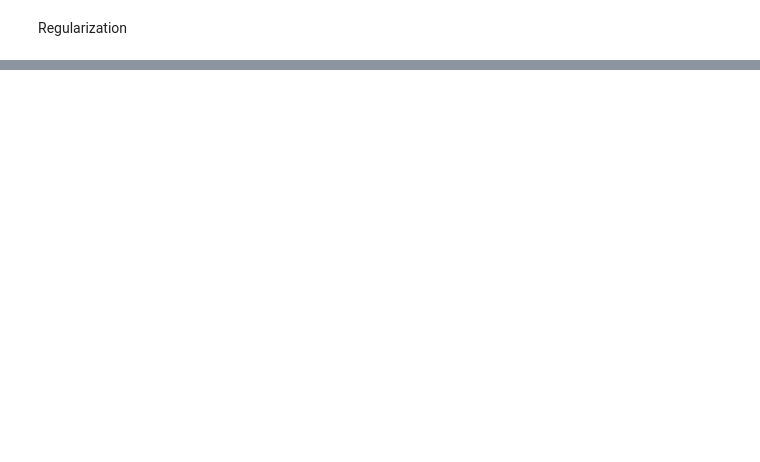
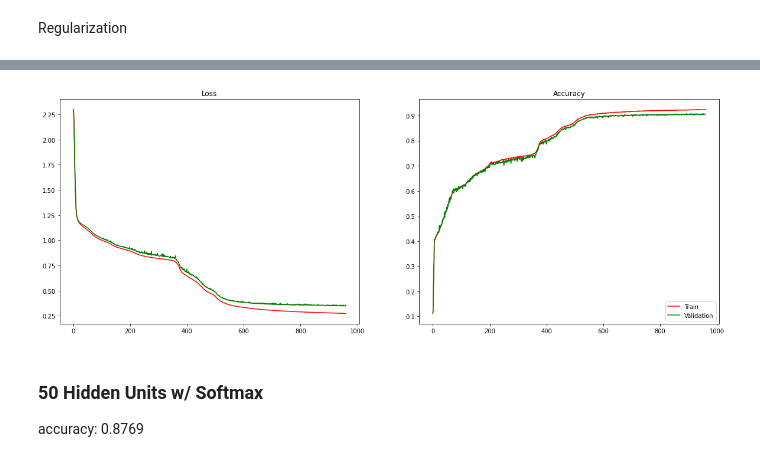
Before and after one commit to rufimelo99/MNIST, a Jupyter notebook: MNIST.ipynb, the cells around one changed output, grey strips where cells are left out. Drawn from its saved outputs; the diff is of its cells as text; code cells hidden in the pictures; blank space fills up the shorter version.

```diff
--- a/MNIST.ipynb
+++ b/MNIST.ipynb
@@ -354,0 +614,9 @@ plt.show()
+# %%
+multi_layer_reg_model = tf.keras.Sequential([
+    tf.keras.layers.Flatten(name='multi_layer', input_shape=(28,28)),
+    tf.keras.layers.Dense(88, activation='softmax', name='hidden'),
+    tf.keras.layers.Dense(mnist_info.features['label'].num_classes, activation='softmax', name='output')
+])
+
+multi_layer_reg_model.compile(loss='sparse_categorical_crossentropy', optimizer='sgd', metrics=['accuracy'])
+multi_layer_reg_model.summary()
@@ -354,0 +638,5 @@ plt.show()
+# %%
+earlystop = tf.keras.callbacks.EarlyStopping(monitor='val_accuracy', patience=50, verbose=1)
+checkpoint = tf.keras.callbacks.ModelCheckpoint('multi_layer_reg_best_softmax.h5', monitor='val_accuracy', verbose=1, save_best_only=True)
+
+multi_layer_reg_train = multi_layer_reg_model.fit(mnist_x, mnist_y, validation_split=0.2, callbacks=[earlystop,checkpoint], epochs=10000, batch_size=32)
@@ -354,0 +676,18 @@ plt.show()
+# %%
+fig, (loss_ax, acc_ax) = plt.subplots(1, 2, figsize=(20,7))
+
+loss_ax.set_title('Loss')
+loss_ax.plot(multi_layer_reg_train.history['loss'], '-r', label='Train')
+loss_ax.plot(multi_layer_reg_train.history['val_loss'], '-g', label='Validation')
+
+acc_ax.set_title('Accuracy')
+acc_ax.plot(multi_layer_reg_train.history['accuracy'], '-r', label='Train')
+acc_ax.plot(multi_layer_reg_train.history['val_accuracy'], '-g', label='Validation')
+
+plt.legend(loc=4)
+plt.show()
+# %% [output]
+[figure, added]
+# %% [markdown]
+### 50 Hidden Units w/ Softmax
+accuracy: 0.8769
```
Also changed, not shown: parts of 102 cells of this notebook.
